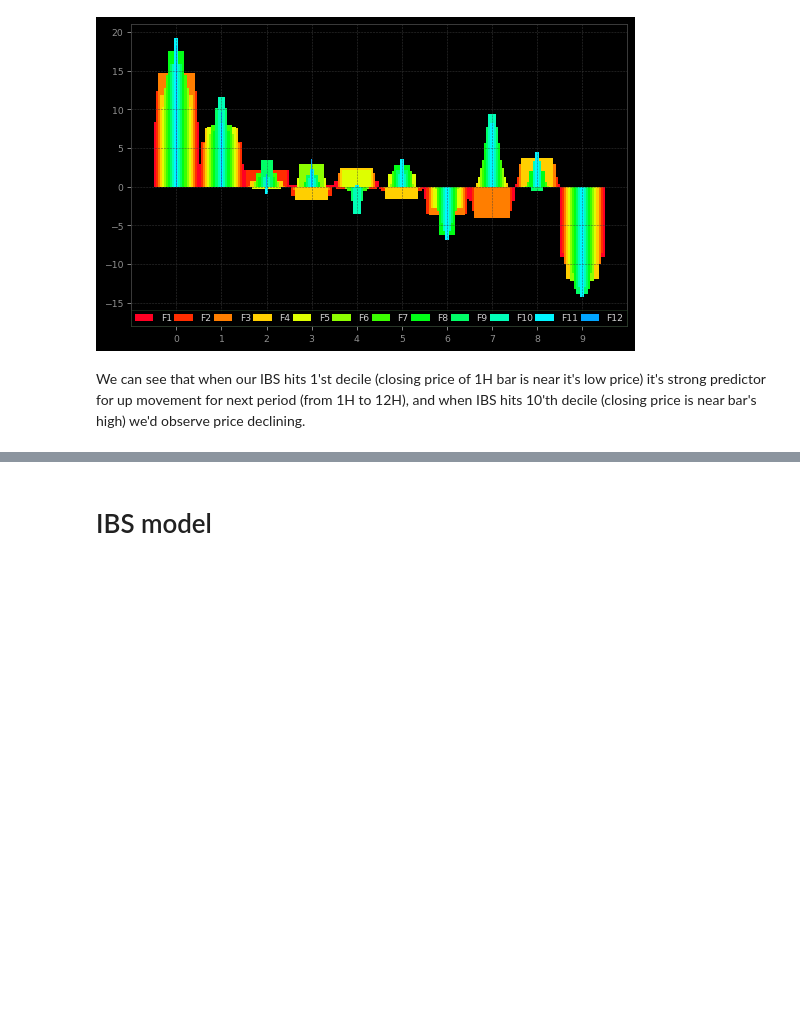
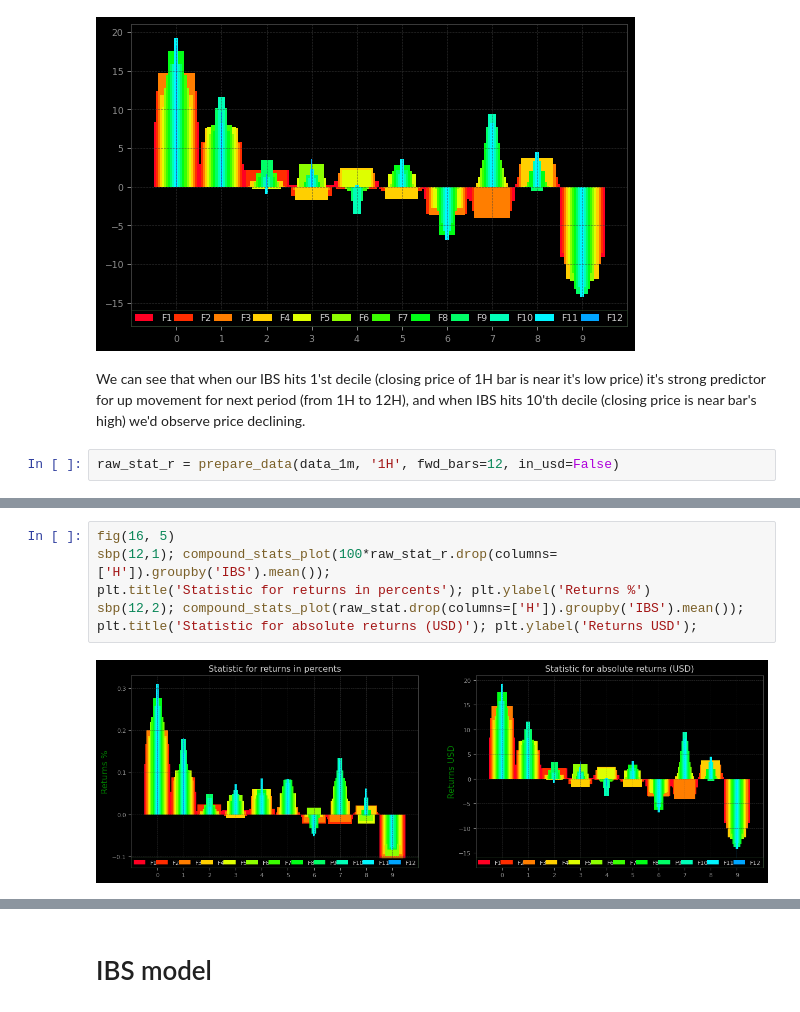
Before and after one commit to dmarienko/cryptomomentum, a Jupyter notebook: models/4. IBS testing.ipynb, the cells around one changed output, grey strips where cells are left out. Cells and saved outputs as stored; diff of their text form; blank space fills up the shorter version.

```diff
--- a/models/4. IBS testing.ipynb
+++ b/models/4. IBS testing.ipynb
@@ -108,3 +108,5 @@ compound_stats_plot(raw_stat.drop(columns=['H']).groupby('IBS').mean())
 [figure]
 # %% [markdown]
 We can see that when our IBS hits 1'st decile (closing price of 1H bar is near it's low price) it's strong predictor for up movement for next period (from 1H to 12H), and when IBS hits 10'th decile (closing price is near bar's high) we'd observe price declining.
+# %%
+raw_stat_r = prepare_data(data_1m, '1H', fwd_bars=12, in_usd=False)
@@ -110,0 +128,8 @@ We can see that when our IBS hits 1'st decile (closing price of 1H bar is near i
+# %%
+fig(16, 5)
+sbp(12,1); compound_stats_plot(100*raw_stat_r.drop(columns=['H']).groupby('IBS').mean());
+plt.title('Statistic for returns in percents'); plt.ylabel('Returns %')
+sbp(12,2); compound_stats_plot(raw_stat.drop(columns=['H']).groupby('IBS').mean());
+plt.title('Statistic for absolute returns (USD)'); plt.ylabel('Returns USD');
+# %% [output]
+[figure, added]
```
Also changed, not shown: parts of 3 cells of this notebook, 1 other file.
